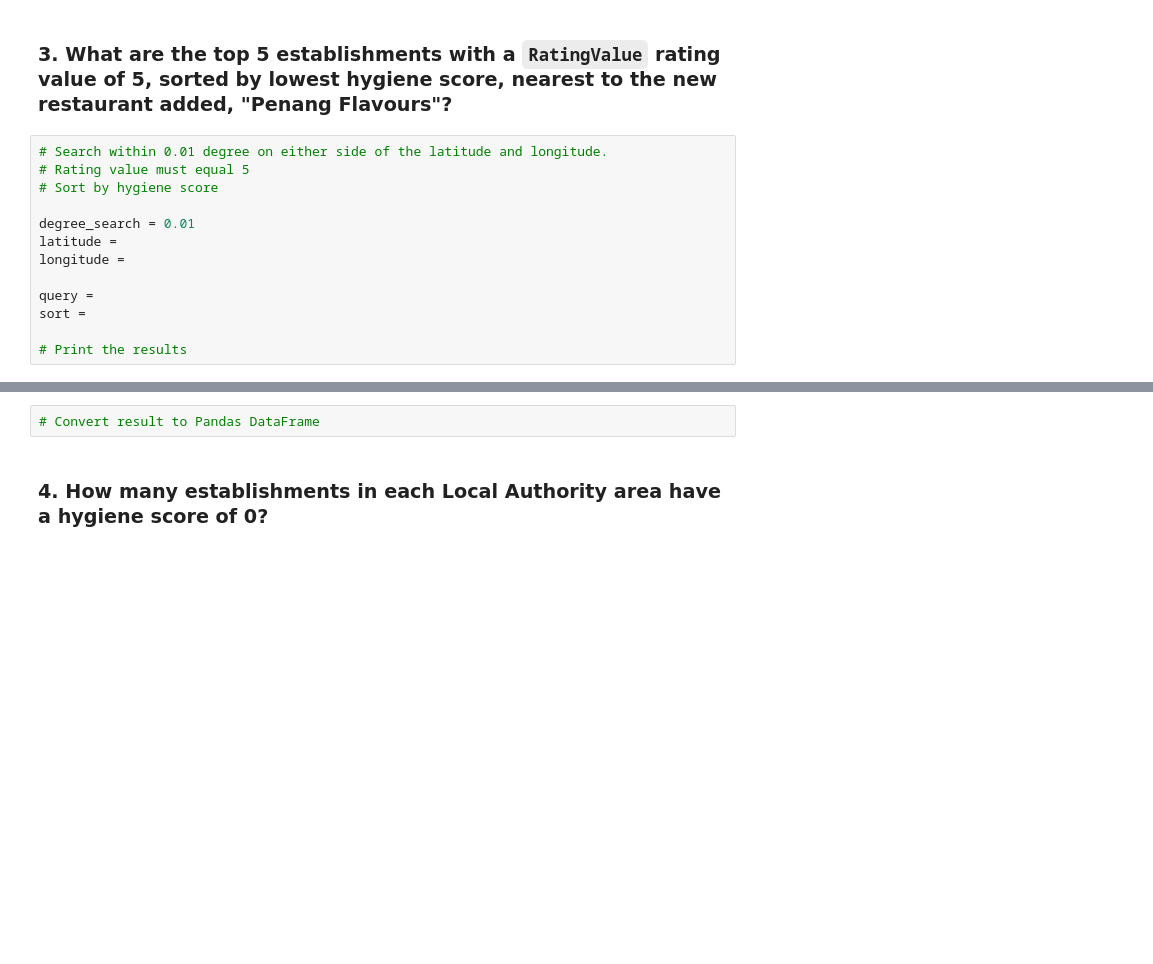
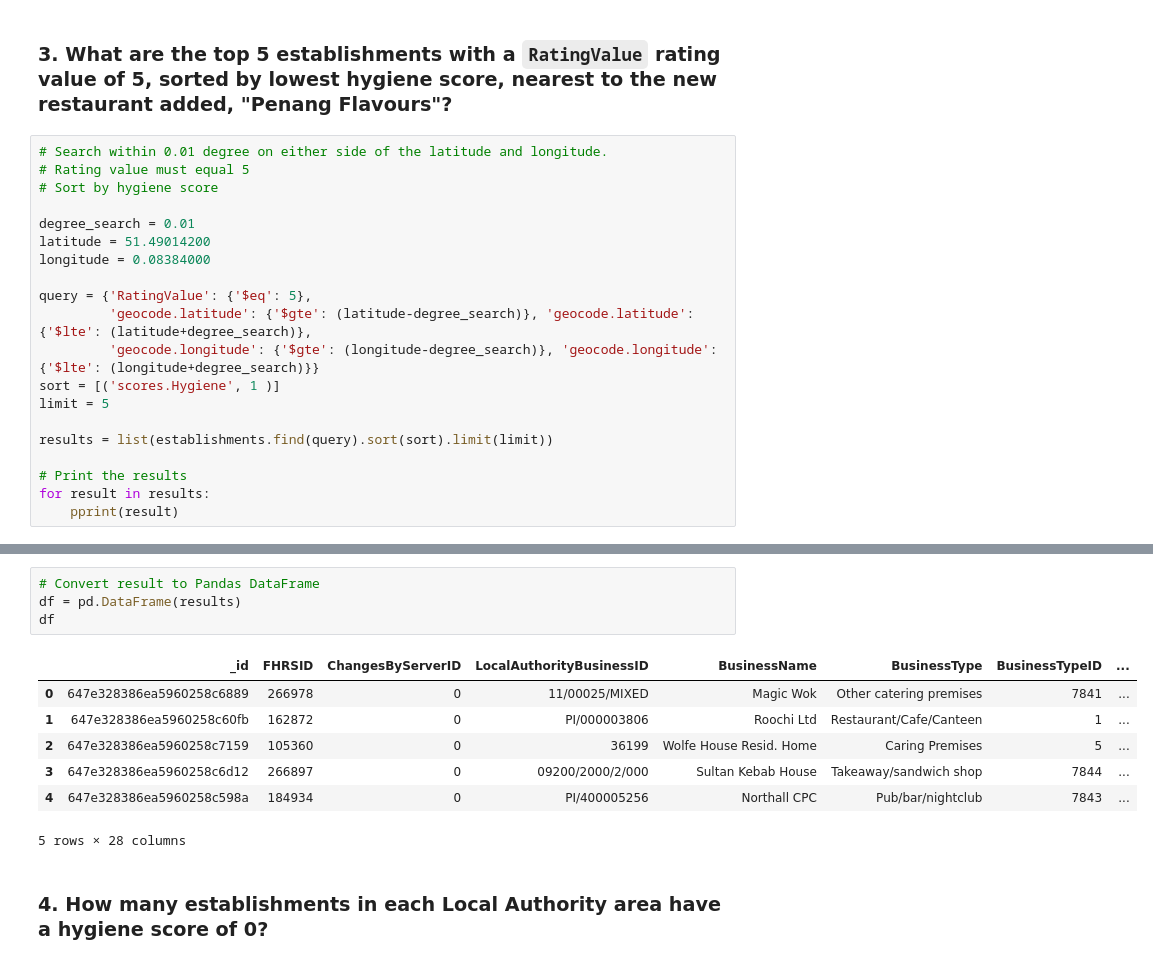
Before and after one commit to jrichterjax/nosql-challenge, a Jupyter notebook: NoSQL_analysis_starter.ipynb, the cells around one changed output, grey strips where cells are left out. Drawn from its saved outputs; the diff is of its cells as text; blank space fills up the shorter version.

```diff
--- a/NoSQL_analysis_starter.ipynb
+++ b/NoSQL_analysis_starter.ipynb
@@ -147,10 +147,17 @@ London_rating_df.head(10)
 # Sort by hygiene score
 
 degree_search = 0.01
-latitude =
-longitude =
+latitude = 51.49014200
+longitude = 0.08384000
 
-query =
-sort =
+query = {'RatingValue': {'$eq': 5},
+         'geocode.latitude': {'$gte': (latitude-degree_search)}, 'geocode.latitude': {'$lte': (latitude+degree_search)},
+         'geocode.longitude': {'$gte': (longitude-degree_search)}, 'geocode.longitude': {'$lte': (longitude+degree_search)}}
+sort = [('scores.Hygiene', 1 )]
+limit = 5
+
+results = list(establishments.find(query).sort(sort).limit(limit))
 
 # Print the results
+for result in results:
+    pprint(result)
@@ -157,5 +182,15 @@ sort =
 # %%
 # Convert result to Pandas DataFrame
+df = pd.DataFrame(results)
+df
+# %% [output]
+|  | _id | FHRSID | ChangesByServerID | LocalAuthorityBusinessID | BusinessName | BusinessType | BusinessTypeID | ... |
+| 0 | 647e328386ea5960258c6889 | 266978 | 0 | 11/00025/MIXED | Magic Wok | Other catering premises | 7841 | ... |
+| 1 | 647e328386ea5960258c60fb | 162872 | 0 | PI/000003806 | Roochi Ltd | Restaurant/Cafe/Canteen | 1 | ... |
+| 2 | 647e328386ea5960258c7159 | 105360 | 0 | 36199 | Wolfe House Resid. Home | Caring Premises | 5 | ... |
+| 3 | 647e328386ea5960258c6d12 | 266897 | 0 | 09200/2000/2/000 | Sultan Kebab House | Takeaway/sandwich shop | 7844 | ... |
+| 4 | 647e328386ea5960258c598a | 184934 | 0 | PI/400005256 | Northall CPC | Pub/bar/nightclub | 7843 | ... |
+5 rows × 28 columns
 # %% [markdown]
 ### 4. How many establishments in each Local Authority area have a hygiene score of 0?
 # %%
```
Also changed, not shown: parts of 1 cell of this notebook.
